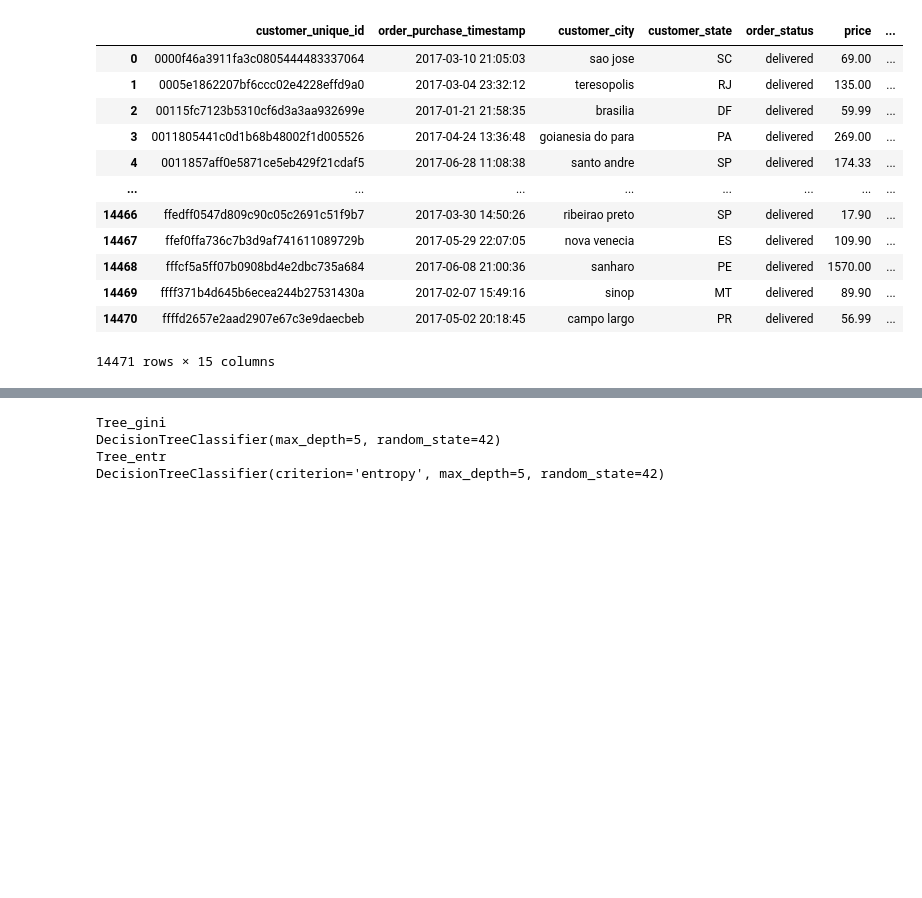
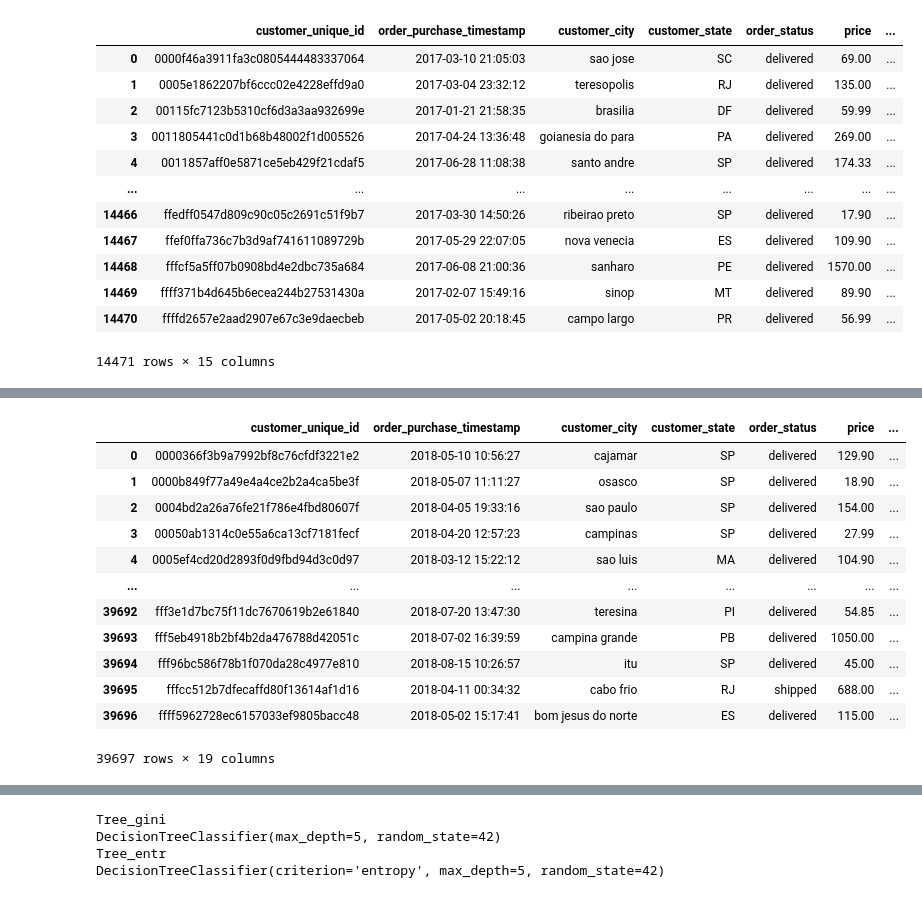
Before and after one commit to SilvanaKoga/tfm-uned-churn, a Jupyter notebook: Notebooks/DT_RF_XGBoost.ipynb, the cells around one changed output, grey strips where cells are left out. Drawn from its saved outputs; the diff is of its cells as text; code cells hidden in the pictures; blank space fills up the shorter version.

```diff
--- a/Notebooks/DT_RF_XGBoost.ipynb
+++ b/Notebooks/DT_RF_XGBoost.ipynb
@@ -30,0 +53,12 @@ Data_90_df
+# %%
+# Income
+HIGH_INCOME = ["SP", "RJ", "AM", "SE"]
+MID_INCOME = ["PI", "PB", "MS", "ES", "BA", "AL", "PE", "RN", "CE"]
+LOW_INCOME = ["RR", "RO", "MT", "GO", "TO", "RS", "SC", "PR", "MA", "MG", "AC", "PA", "AP", "DF"]
+
+prov_income_map = {
+    **{i:"high" for i in HIGH_INCOME},
+    **{i:"mid" for i in MID_INCOME},
+    **{i:"low" for i in LOW_INCOME}
+}
+prov_income_map
@@ -48,0 +385,22 @@ Data_90_test_df
+# %%
+Data_90_test_df["state_income_level"] = Data_90_test_df.customer_state.map(prov_income_map)
+
+Data_90_test_df["state_income_level_high"] = (Data_90_test_df["state_income_level"] == "high").astype(int)
+Data_90_test_df["state_income_level_mid"] = (Data_90_test_df["state_income_level"] == "mid").astype(int)
+Data_90_test_df["state_income_level_low"] = (Data_90_test_df["state_income_level"] == "low").astype(int)
+
+Data_90_test_df
+# %% [output]
+|  | customer_unique_id | order_purchase_timestamp | customer_city | customer_state | order_status | price | ... |
+| 0 | 0000366f3b9a7992bf8c76cfdf3221e2 | 2018-05-10 10:56:27 | cajamar | SP | delivered | 129.90 | ... |
+| 1 | 0000b849f77a49e4a4ce2b2a4ca5be3f | 2018-05-07 11:11:27 | osasco | SP | delivered | 18.90 | ... |
+| 2 | 0004bd2a26a76fe21f786e4fbd80607f | 2018-04-05 19:33:16 | sao paulo | SP | delivered | 154.00 | ... |
+| 3 | 00050ab1314c0e55a6ca13cf7181fecf | 2018-04-20 12:57:23 | campinas | SP | delivered | 27.99 | ... |
+| 4 | 0005ef4cd20d2893f0d9fbd94d3c0d97 | 2018-03-12 15:22:12 | sao luis | MA | delivered | 104.90 | ... |
+| ... | ... | ... | ... | ... | ... | ... | ... |
+| 39692 | fff3e1d7bc75f11dc7670619b2e61840 | 2018-07-20 13:47:30 | teresina | PI | delivered | 54.85 | ... |
+| 39693 | fff5eb4918b2bf4b2da476788d42051c | 2018-07-02 16:39:59 | campina grande | PB | delivered | 1050.00 | ... |
+| 39694 | fff96bc586f78b1f070da28c4977e810 | 2018-08-15 10:26:57 | itu | SP | delivered | 45.00 | ... |
+| 39695 | fffcc512b7dfecaffd80f13614af1d16 | 2018-04-11 00:34:32 | cabo frio | RJ | shipped | 688.00 | ... |
+| 39696 | ffff5962728ec6157033ef9805bacc48 | 2018-05-02 15:17:41 | bom jesus do norte | ES | delivered | 115.00 | ... |
+39697 rows × 19 columns
```
Also changed, not shown: parts of 33 cells of this notebook, 1 other file.
